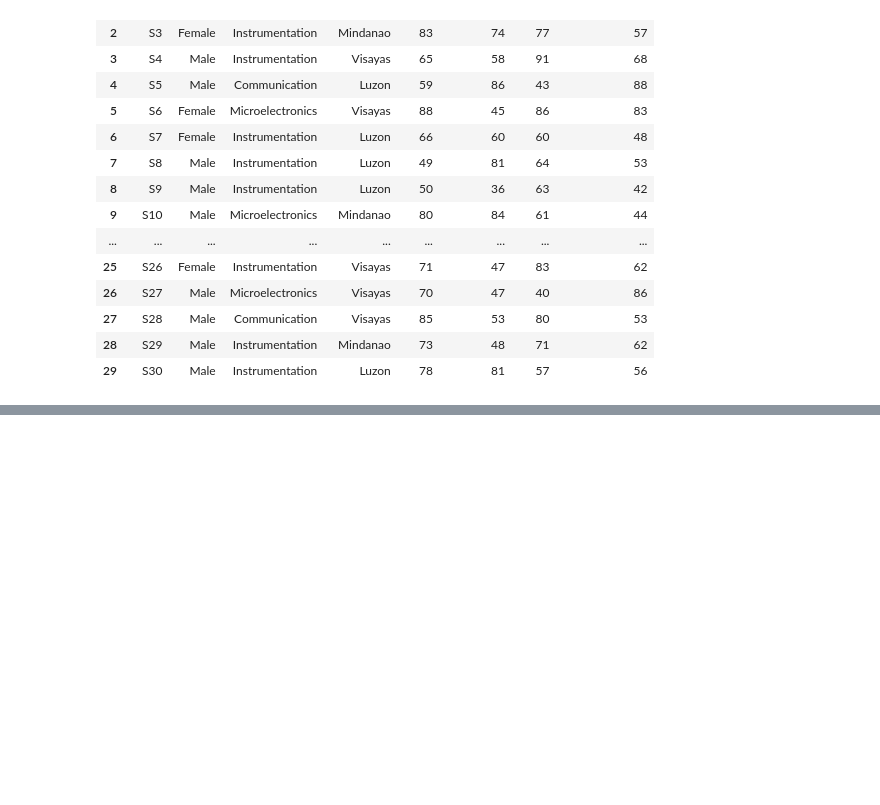
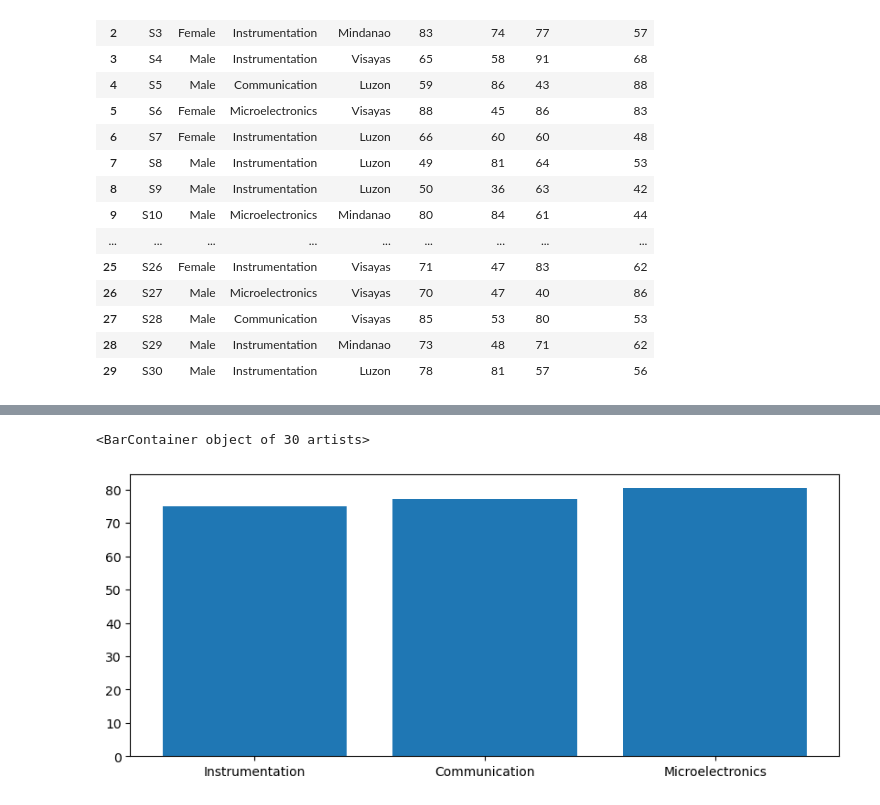
Before and after one commit to MariedelD/Experiment4_Domingo-M_2ECEA, a Jupyter notebook: Experiment4_Domingo-M_2ECEA.ipynb, the cells around one changed output, grey strips where cells are left out. Saved outputs shown, nothing was run; the diff lists cells and outputs as text; code cells hidden in the pictures; blank space fills up the shorter version.

```diff
--- a/Experiment4_Domingo-M_2ECEA.ipynb
+++ b/Experiment4_Domingo-M_2ECEA.ipynb
@@ -1,10 +1,12 @@
 # %%
 #ECE BOARD EXAM PROBLEM:
 
+#Utilizing this import convention to be able to access the Pandas Library
 import pandas as pd
 
-boards = pd.read_excel("board2.xlsx")
-boards
+#This function will load the .xlsx dataset and will be stored on variable boards
+board = pd.read_excel("board2.xlsx")
+board
 # %% [output]
 |  | Name | Gender | Track | Hometown | Math | Electronics | GEAS | Communication |
 | 0 | S1 | Male | Instrumentation | Luzon | 58 | 89 | 75 | 78 |
@@ -33,0 +37,7 @@ Vis
+# %%
+#This function will calculate the average of each column specified and will be stored in variable Average
+board['Average'] = round(board[['Math', 'Electronics', 'GEAS', 'Communication']].mean(axis=1),2)
+
+# This function filters you table, displaying only the specified columns and rows
+Mindy = board.loc[(board['Hometown'] == 'Mindanao') & (board['Gender'] == 'Female') & (board['Average'] >= 55), ['Name','Track','Electronics', 'Average']]
+Mindy
@@ -33,0 +51,19 @@ Vis
+# %%
+#Problem 2
+
+#Utilizing this import convention to be able to access the Pandas Library
+import matplotlib.pyplot as plt
+
+#This function will calculate the average of each column specified and will be stored in variable Average
+board['Average'] = round(board[['Math', 'Electronics', 'GEAS', 'Communication']].mean(axis=1), 2)
+
+#This function specifies the size of the graph
+plt.figure(figsize=(10,4))
+
+#This function defines the type of graph to be used and determines the values for the x-axis and y-axis
+plt.bar(board['Track'],board['Average'])
+
+#The bar graph indicates that Microelectronics has the highest average grade, whereas Instrumentation has the lowest.
+# %% [output]
+<BarContainer object of 30 artists>
+[figure, added]
```
Also changed, not shown: parts of 5 cells of this notebook.
